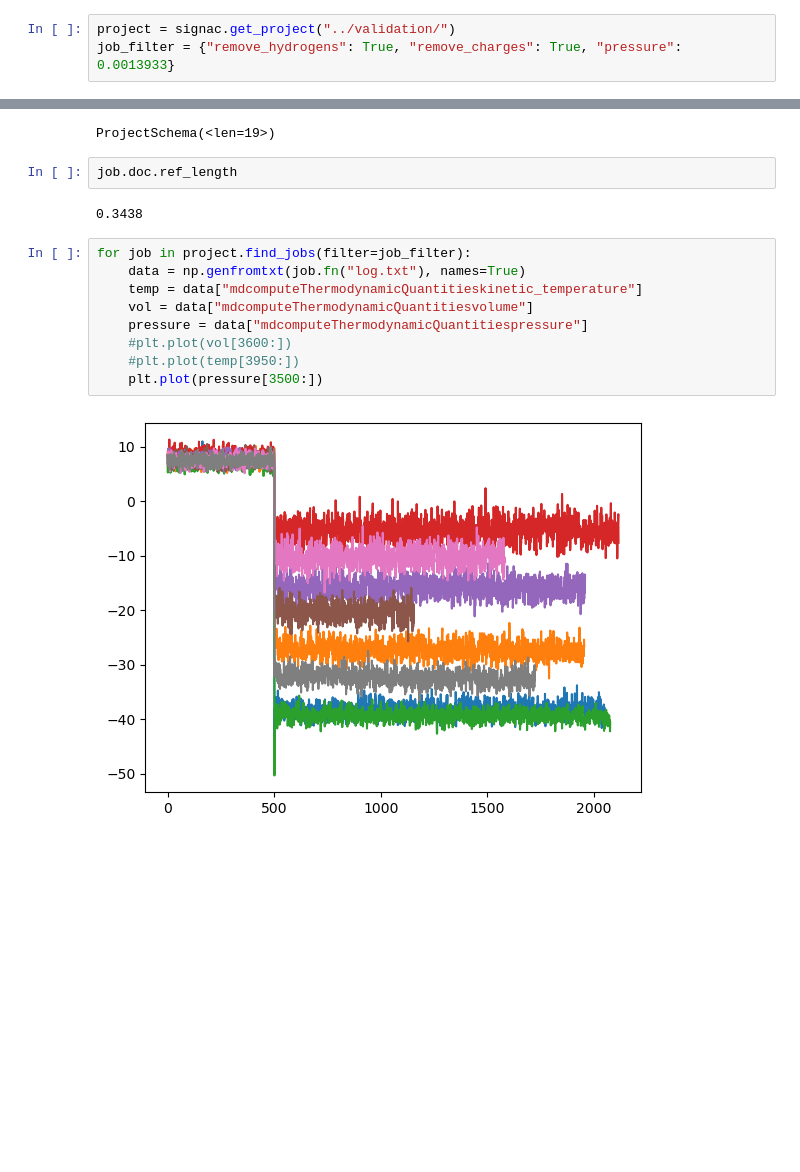
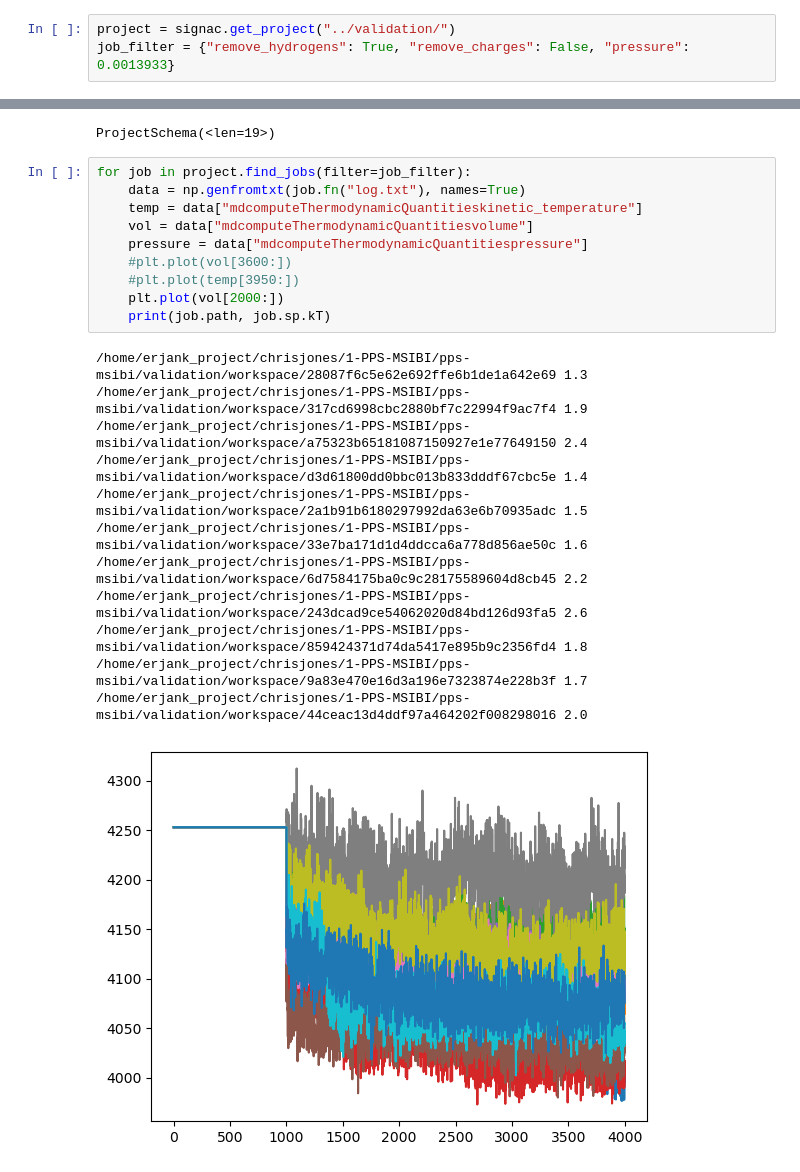
Before and after one commit to chrisjonesBSU/pps-msibi, a Jupyter notebook: notebooks/sampling-tg.ipynb, the cells around one changed output, grey strips where cells are left out. Saved outputs shown, nothing was run; the diff lists cells and outputs as text; blank space fills up the shorter version.

```diff
--- a/notebooks/sampling-tg.ipynb
+++ b/notebooks/sampling-tg.ipynb
@@ -22,22 +9,30 @@ Warning on use of the timeseries module: If the inherent timescales of the syste
 # %%
 project = signac.get_project("../validation/")
-job_filter = {"remove_hydrogens": True, "remove_charges": True, "pressure": 0.0013933}
+job_filter = {"remove_hydrogens": True, "remove_charges": False, "pressure": 0.0013933}
 # %%
 project.detect_schema()
 # %% [output]
 ProjectSchema(<len=19>)
-# %%
-job.doc.ref_length
-# %% [output]
-0.3438
 # %%
 for job in project.find_jobs(filter=job_filter):
     data = np.genfromtxt(job.fn("log.txt"), names=True)
     temp = data["mdcomputeThermodynamicQuantitieskinetic_temperature"]
     vol = data["mdcomputeThermodynamicQuantitiesvolume"]
     pressure = data["mdcomputeThermodynamicQuantitiespressure"]
     #plt.plot(vol[3600:])
     #plt.plot(temp[3950:])
-    plt.plot(pressure[3500:])
+    plt.plot(vol[2000:])
+    print(job.path, job.sp.kT)
 # %% [output]
+/home/erjank_project/chrisjones/1-PPS-MSIBI/pps-msibi/validation/workspace/28087f6c5e62e692ffe6b1de1a642e69 1.3
+/home/erjank_project/chrisjones/1-PPS-MSIBI/pps-msibi/validation/workspace/317cd6998cbc2880bf7c22994f9ac7f4 1.9
+/home/erjank_project/chrisjones/1-PPS-MSIBI/pps-msibi/validation/workspace/a75323b65181087150927e1e77649150 2.4
+/home/erjank_project/chrisjones/1-PPS-MSIBI/pps-msibi/validation/workspace/d3d61800dd0bbc013b833dddf67cbc5e 1.4
+/home/erjank_project/chrisjones/1-PPS-MSIBI/pps-msibi/validation/workspace/2a1b91b6180297992da63e6b70935adc 1.5
+/home/erjank_project/chrisjones/1-PPS-MSIBI/pps-msibi/validation/workspace/33e7ba171d1d4ddcca6a778d856ae50c 1.6
+/home/erjank_project/chrisjones/1-PPS-MSIBI/pps-msibi/validation/workspace/6d7584175ba0c9c28175589604d8cb45 2.2
+/home/erjank_project/chrisjones/1-PPS-MSIBI/pps-msibi/validation/workspace/243dcad9ce54062020d84bd126d93fa5 2.6
+/home/erjank_project/chrisjones/1-PPS-MSIBI/pps-msibi/validation/workspace/859424371d74da5417e895b9c2356fd4 1.8
+/home/erjank_project/chrisjones/1-PPS-MSIBI/pps-msibi/validation/workspace/9a83e470e16d3a196e7323874e228b3f 1.7
+/home/erjank_project/chrisjones/1-PPS-MSIBI/pps-msibi/validation/workspace/44ceac13d4ddf97a464202f008298016 2.0
-[figure, old version]
+[figure, new version]
```
Also changed, not shown: parts of 8 cells of this notebook.
